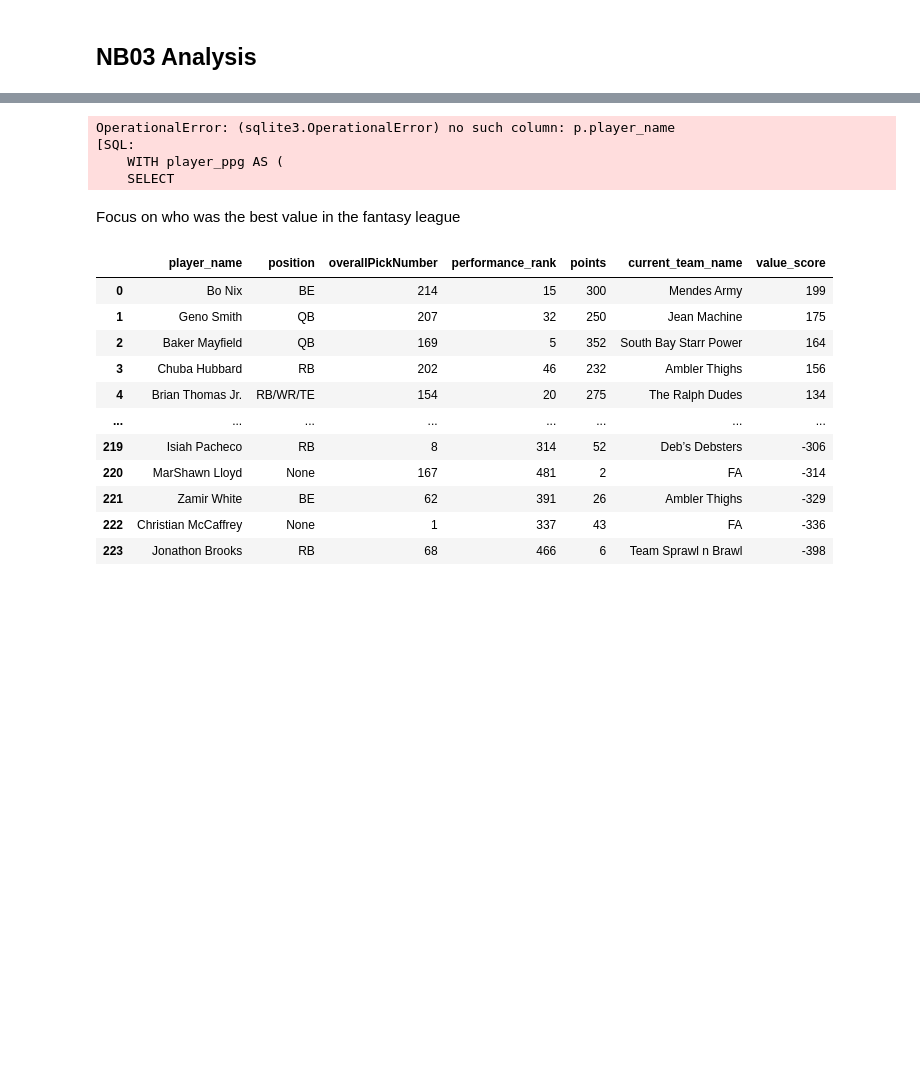
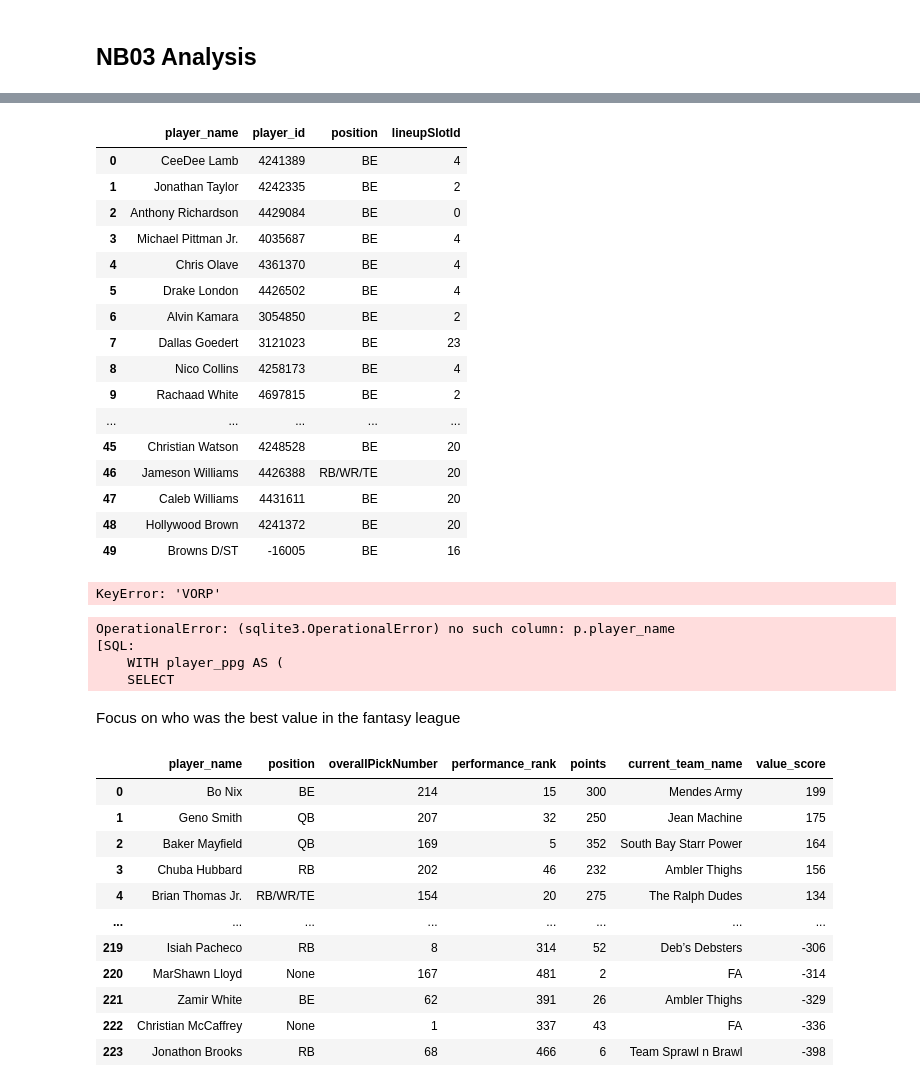
Before and after one commit to justinmck/fantasy-football-draft-toolkit, a Jupyter notebook: notebooks/NB03-analysis.ipynb, the cells around one changed output, grey strips where cells are left out. Saved outputs shown, nothing was run; the diff lists cells and outputs as text; code cells hidden in the pictures; blank space fills up the shorter version.

```diff
--- a/notebooks/NB03-analysis.ipynb
+++ b/notebooks/NB03-analysis.ipynb
@@ -105,3 +175,43 @@ OperationalError: (sqlite3.OperationalError) row value misused
+# %%
+
+query = """
+    SELECT  p.player_name,
+            d.player_id,
+            p.position,
+            d.lineupSlotId
+    FROM draft d
+    JOIN players p ON d.player_id = p.player_id
+    WHERE p.position NOT IN ('QB', 'RB', 'WR', 'TE')
+    LIMIT 50
+"""
+
+
+pd.read_sql(query, engine)
+# %% [output]
+|  | player_name | player_id | position | lineupSlotId |
+| 0 | CeeDee Lamb | 4241389 | BE | 4 |
+| 1 | Jonathan Taylor | 4242335 | BE | 2 |
+| 2 | Anthony Richardson | 4429084 | BE | 0 |
+| 3 | Michael Pittman Jr. | 4035687 | BE | 4 |
+| 4 | Chris Olave | 4361370 | BE | 4 |
+| 5 | Drake London | 4426502 | BE | 4 |
+| 6 | Alvin Kamara | 3054850 | BE | 2 |
+| 7 | Dallas Goedert | 3121023 | BE | 23 |
+| 8 | Nico Collins | 4258173 | BE | 4 |
+| 9 | Rachaad White | 4697815 | BE | 2 |
+| ... | ... | ... | ... | ... |
+| 45 | Christian Watson | 4248528 | BE | 20 |
+| 46 | Jameson Williams | 4426388 | RB/WR/TE | 20 |
+| 47 | Caleb Williams | 4431611 | BE | 20 |
+| 48 | Hollywood Brown | 4241372 | BE | 20 |
+| 49 | Browns D/ST | -16005 | BE | 16 |
+# %%
+pivot = heatmap_df.pivot_table(
+    values='VORP',
+    index=''
+)
+# %% [output]
+KeyError: 'VORP'
 # %%
 query = """
     WITH player_ppg AS (
```
Also changed, not shown: parts of 8 cells of this notebook, 10 other files.
